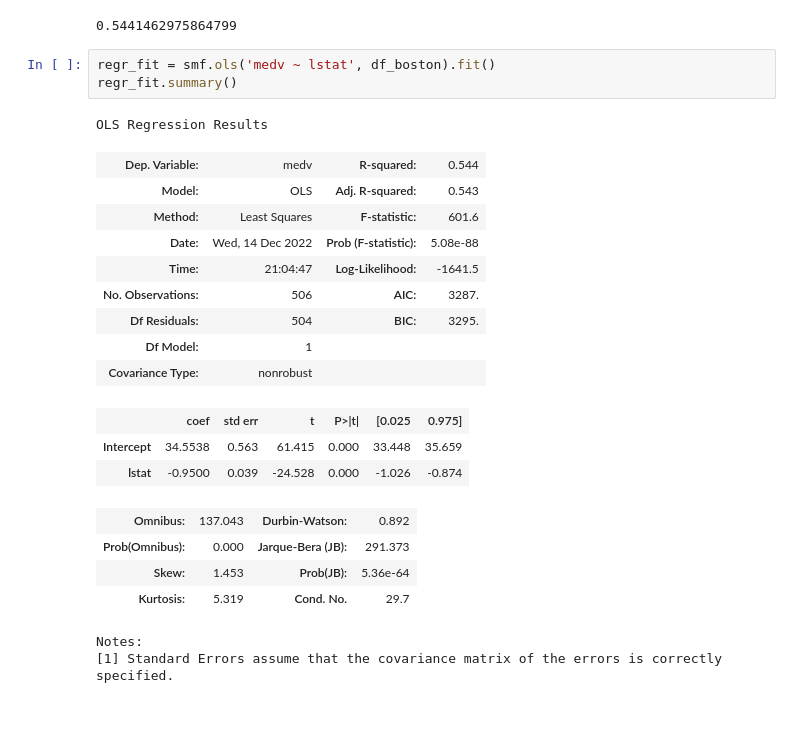
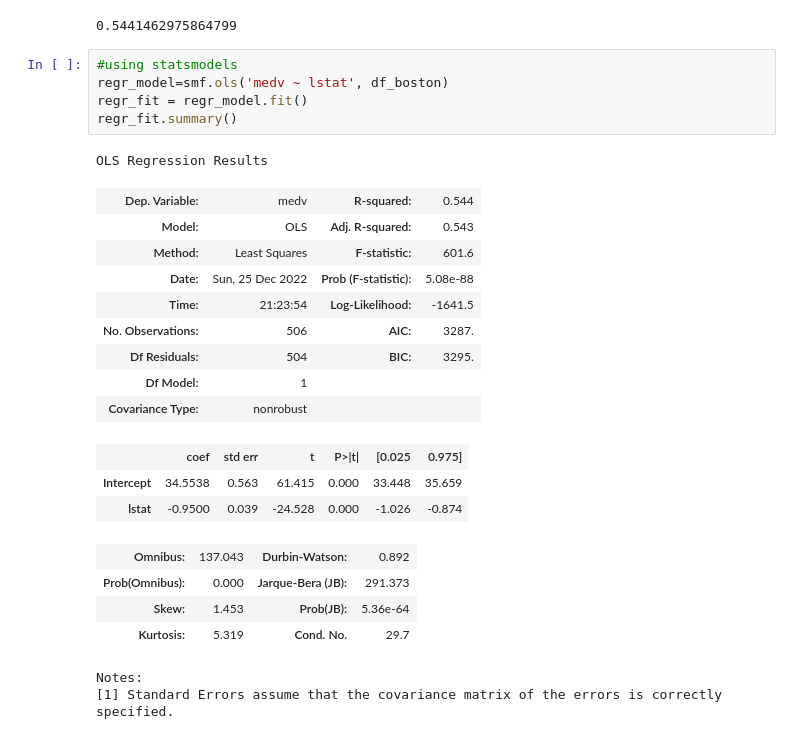
Before and after one commit to ASarkar94/ISLRv2, a Jupyter notebook: ch03_linear_regression/ch03_linear_regresion_01.ipynb, the cells around one changed output. Cells and saved outputs as stored; diff of their text form.

```diff
--- a/ch03_linear_regression/ch03_linear_regresion_01.ipynb
+++ b/ch03_linear_regression/ch03_linear_regresion_01.ipynb
@@ -109,15 +110,17 @@ r2_score(y,regr.predict(X))
 # %% [output]
 0.5441462975864799
 # %%
-regr_fit = smf.ols('medv ~ lstat', df_boston).fit()
+#using statsmodels
+regr_model=smf.ols('medv ~ lstat', df_boston)
+regr_fit = regr_model.fit()
 regr_fit.summary()
 # %% [output]
 OLS Regression Results
 | Dep. Variable: | medv | R-squared: | 0.544 |
 | Model: | OLS | Adj. R-squared: | 0.543 |
 | Method: | Least Squares | F-statistic: | 601.6 |
-| Date: | Wed, 14 Dec 2022 | Prob (F-statistic): | 5.08e-88 |
-| Time: | 21:04:47 | Log-Likelihood: | -1641.5 |
+| Date: | Sun, 25 Dec 2022 | Prob (F-statistic): | 5.08e-88 |
+| Time: | 21:23:54 | Log-Likelihood: | -1641.5 |
 | No. Observations: | 506 | AIC: | 3287. |
 | Df Residuals: | 504 | BIC: | 3295. |
 | Df Model: | 1 |  |  |
```
Also changed, not shown: parts of 21 cells of this notebook, 25 other files.
